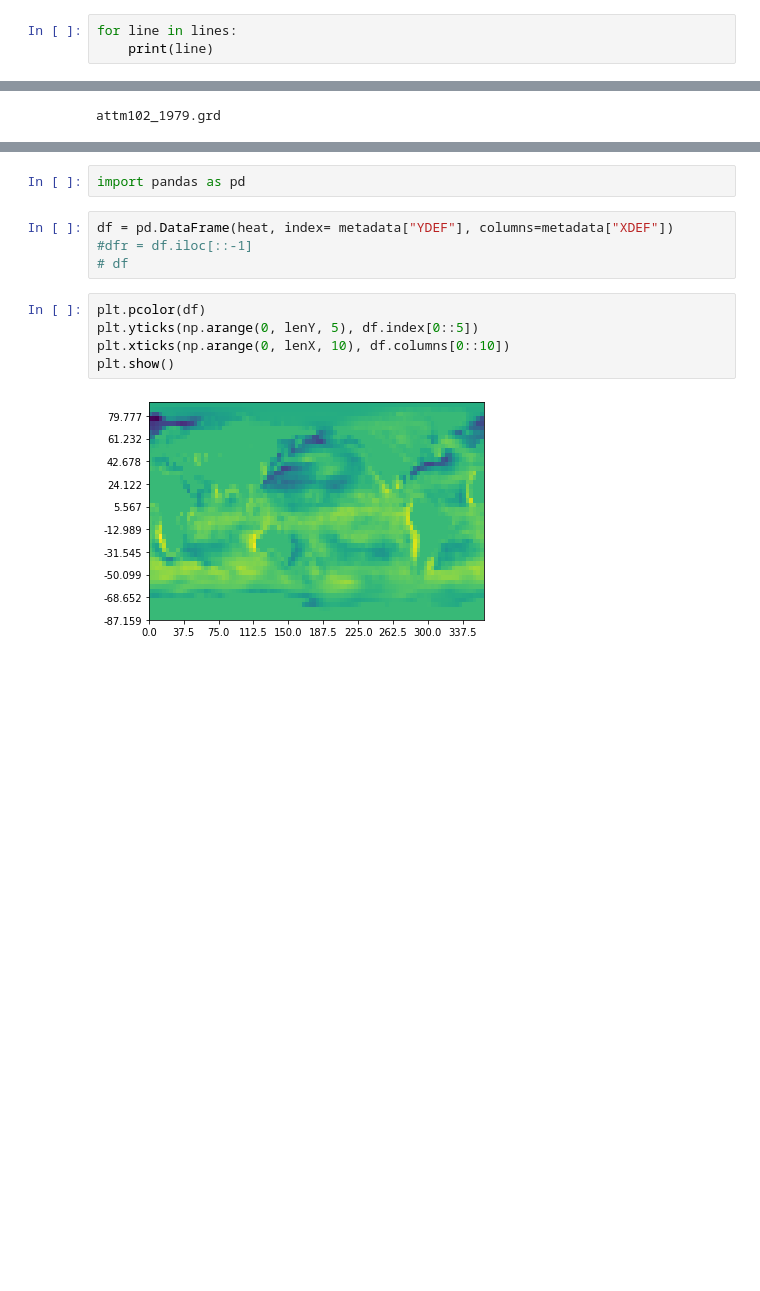
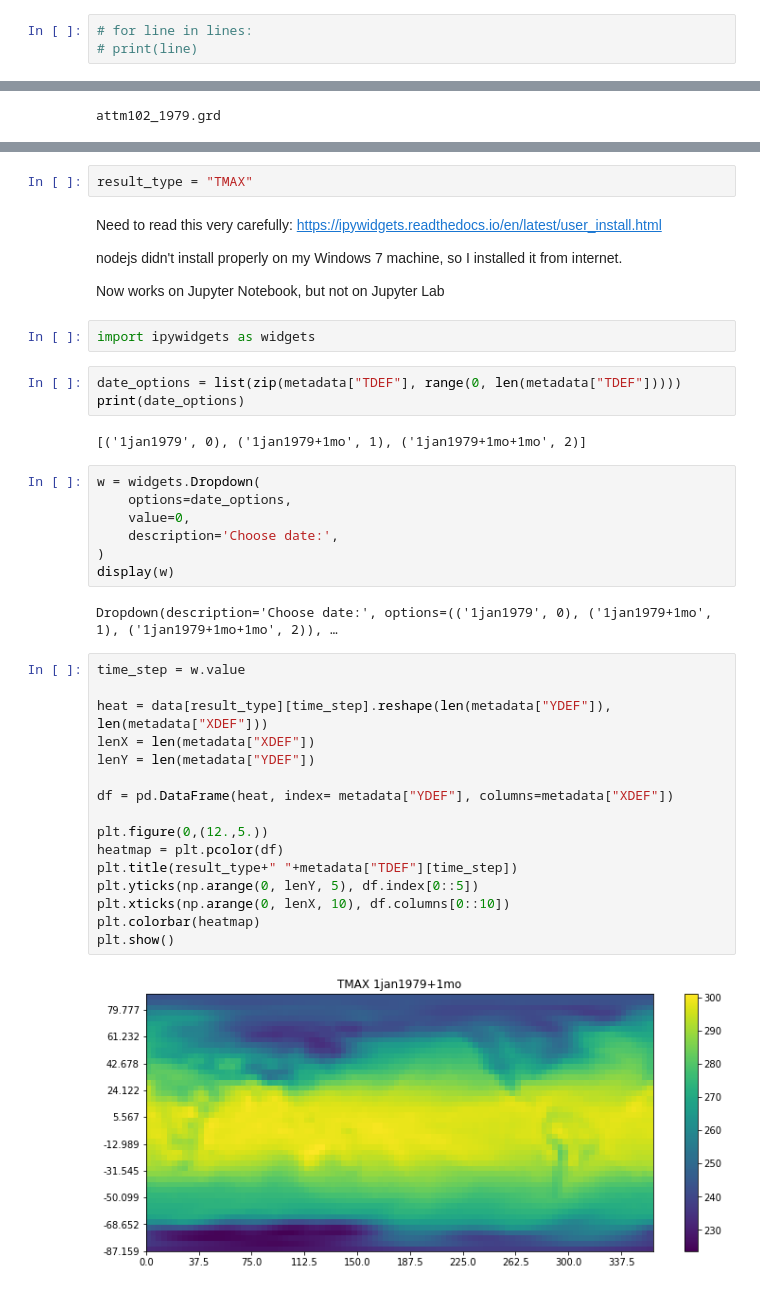
Before and after one commit to sebranchett/Jupyter_GrADS, a Jupyter notebook: ExoSPEEDY.ipynb, the cells around one changed output, grey strips where cells are left out. Cells and saved outputs as stored; diff of their text form; blank space fills up the shorter version.

Commit message:
choose time to view from pop-up

```diff
--- a/ExoSPEEDY.ipynb
+++ b/ExoSPEEDY.ipynb
@@ -12,5 +12,5 @@ f.close
 lines = lines.replace("\r", "")
 lines = lines.split("\n")
 # %%
-for line in lines:
-    print(line)
+# for line in lines:
+# print(line)
@@ -214,13 +136,43 @@ lenY = len(metadata["YDEF"])
+# %%
+result_type = "TMAX"
+# %% [markdown]
+Need to read this very carefully:
+https://ipywidgets.readthedocs.io/en/latest/user_install.html
+
+nodejs didn't install properly on my Windows 7 machine, so I installed it from internet.
+
+Now works on Jupyter Notebook, but not on Jupyter Lab
 # %%
-import pandas as pd
+import ipywidgets as widgets
-# %%
-df = pd.DataFrame(heat, index= metadata["YDEF"], columns=metadata["XDEF"])
-#dfr = df.iloc[::-1]
-# df
+# %%
+date_options = list(zip(metadata["TDEF"], range(0, len(metadata["TDEF"]))))
+print(date_options)
+# %% [output]
+[('1jan1979', 0), ('1jan1979+1mo', 1), ('1jan1979+1mo+1mo', 2)]
+# %%
+w = widgets.Dropdown(
+    options=date_options,
+    value=0,
+    description='Choose date:',
+)
+display(w)
+# %% [output]
+Dropdown(description='Choose date:', options=(('1jan1979', 0), ('1jan1979+1mo', 1), ('1jan1979+1mo+1mo', 2)), …
 # %%
-plt.pcolor(df)
+time_step = w.value
+
+heat = data[result_type][time_step].reshape(len(metadata["YDEF"]), len(metadata["XDEF"]))
+lenX = len(metadata["XDEF"])
+lenY = len(metadata["YDEF"])
+
+df = pd.DataFrame(heat, index= metadata["YDEF"], columns=metadata["XDEF"])
+
+plt.figure(0,(12.,5.))
+heatmap = plt.pcolor(df)
+plt.title(result_type+" "+metadata["TDEF"][time_step])
 plt.yticks(np.arange(0, lenY, 5), df.index[0::5])
 plt.xticks(np.arange(0, lenX, 10), df.columns[0::10])
+plt.colorbar(heatmap)
 plt.show()
 # %% [output]
-[figure, old version]
+[figure, new version]
```
Also changed, not shown: parts of 13 cells of this notebook.
